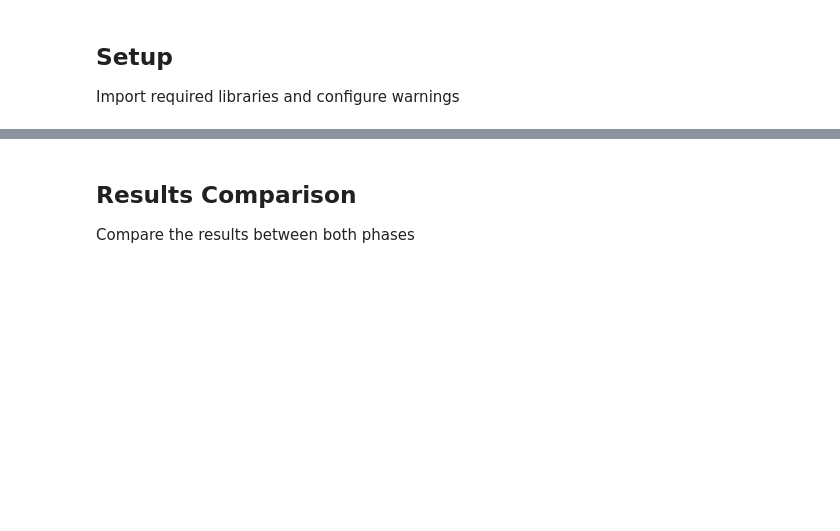
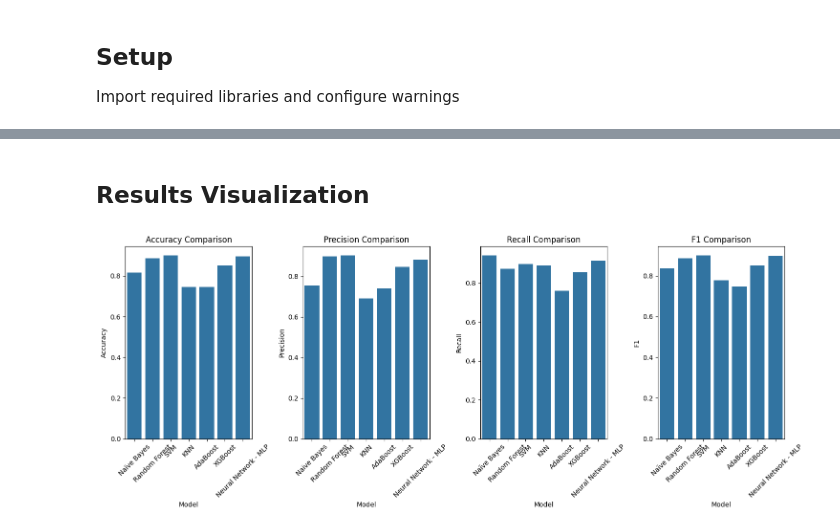
Before and after one commit to NinaShine/Machine_learning, a Jupyter notebook: Projet/pipeline_task1.ipynb, the cells around one changed output, grey strips where cells are left out. Drawn from its saved outputs; the diff is of its cells as text; code cells hidden in the pictures; blank space fills up the shorter version.

```diff
--- a/Projet/pipeline_task1.ipynb
+++ b/Projet/pipeline_task1.ipynb
@@ -297,22 +271,17 @@ display(results_phase2)
-# %% [markdown]
-## Results Comparison
-
-Compare the results between both phases
+# %% [markdown]
+## Results Visualization
 # %%
-# Combine results
-all_results = pd.concat([results_phase1, results_phase2])
-
 # Plot comparison
 plt.figure(figsize=(15, 6))
 metrics = ['Accuracy', 'Precision', 'Recall', 'F1']
 
 for i, metric in enumerate(metrics, 1):
     plt.subplot(1, 4, i)
-    sns.barplot(data=all_results, x='Phase', y=metric, hue='Model')
+    sns.barplot(data=results, x='Model', y=metric)
     plt.title(f'{metric} Comparison')
     plt.xticks(rotation=45)
-    if i > 1:  # Only show legend for the first subplot
-        plt.legend([])
 
 plt.tight_layout()
 plt.show()
+# %% [output]
+[figure, added]
```
Also changed, not shown: parts of 11 cells of this notebook, 9 other files.
